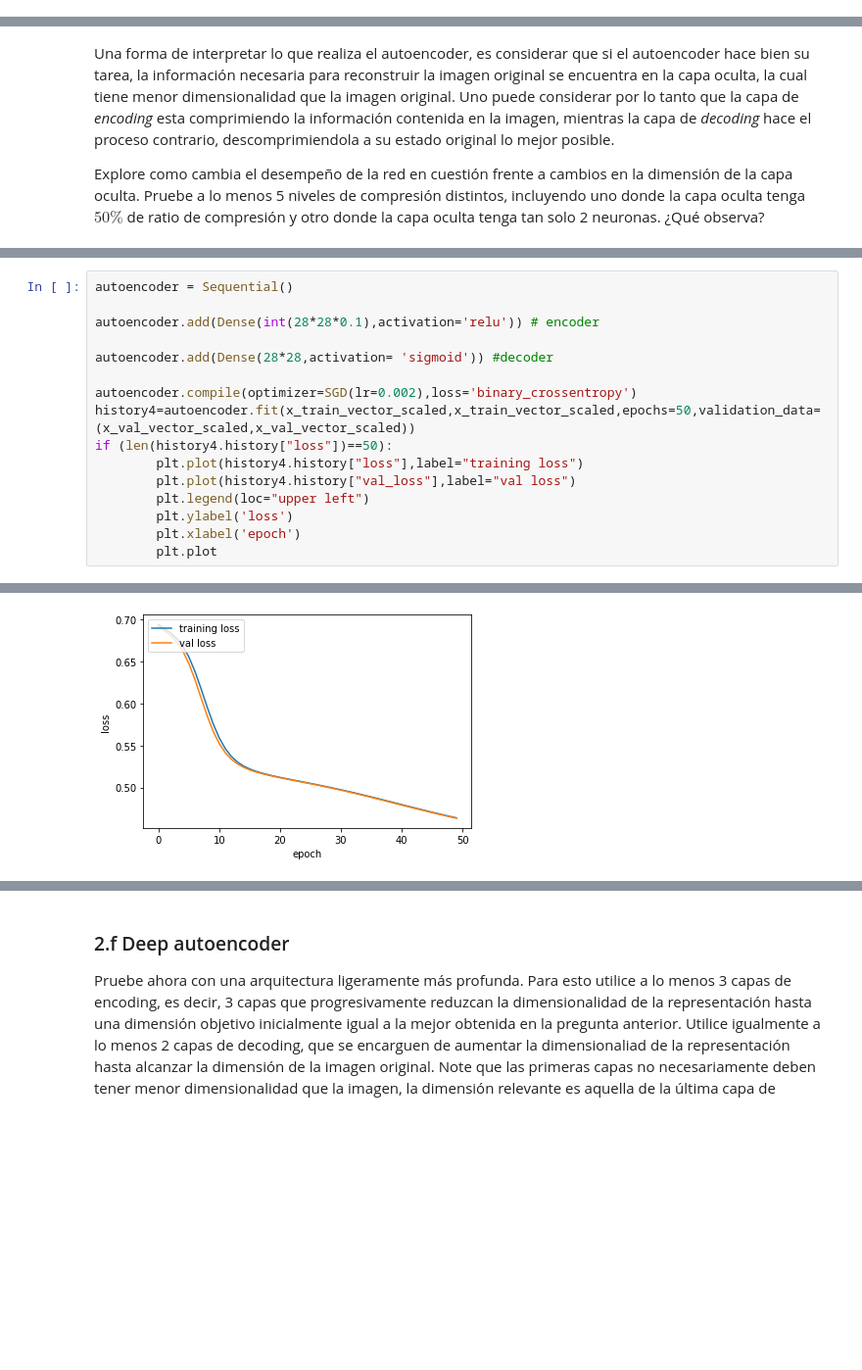
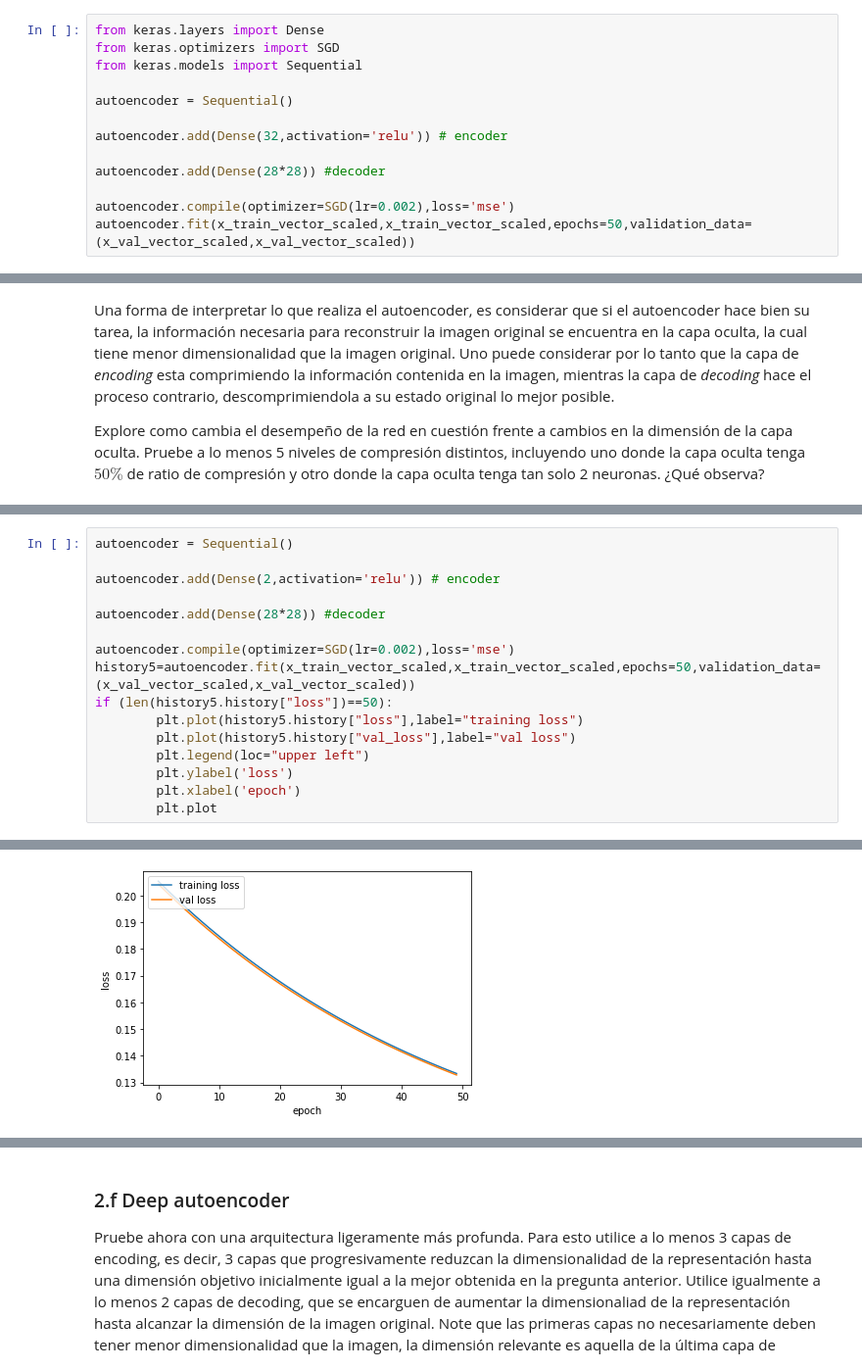
Before and after one commit to gekkoseba/Redes-neuronales, a Jupyter notebook: Tareas/Enunciado Tarea 2.ipynb, the cells around one changed output, grey strips where cells are left out. Shown at 98% size. Cells and saved outputs as stored; diff of their text form; blank space fills up the shorter version.

```diff
--- a/Tareas/Enunciado Tarea 2.ipynb
+++ b/Tareas/Enunciado Tarea 2.ipynb
@@ -954,3 +965,16 @@ Epoch 49/50
 Epoch 50/50
 60000/60000 [==============================] - 5s 87us/step - loss: 8670.5451 - val_loss: 8634.8495
 <keras.callbacks.History at 0x...>
+# %%
+from keras.layers import Dense
+from keras.optimizers import SGD
+from keras.models import Sequential
+
+autoencoder = Sequential()
+
+autoencoder.add(Dense(32,activation='relu')) # encoder
+
+autoencoder.add(Dense(28*28)) #decoder
+
+autoencoder.compile(optimizer=SGD(lr=0.002),loss='mse')
+autoencoder.fit(x_train_vector_scaled,x_train_vector_scaled,epochs=50,validation_data=(x_val_vector_scaled,x_val_vector_scaled))
@@ -1068,15 +1194,15 @@ Epoch 50/50
 # %%
 autoencoder = Sequential()
 
-autoencoder.add(Dense(int(28*28*0.1),activation='relu')) # encoder
+autoencoder.add(Dense(2,activation='relu')) # encoder
 
-autoencoder.add(Dense(28*28,activation= 'sigmoid')) #decoder
+autoencoder.add(Dense(28*28)) #decoder
 
-autoencoder.compile(optimizer=SGD(lr=0.002),loss='binary_crossentropy')
-history4=autoencoder.fit(x_train_vector_scaled,x_train_vector_scaled,epochs=50,validation_data=(x_val_vector_scaled,x_val_vector_scaled))
-if (len(history4.history["loss"])==50):
-        plt.plot(history4.history["loss"],label="training loss")
-        plt.plot(history4.history["val_loss"],label="val loss")
+autoencoder.compile(optimizer=SGD(lr=0.002),loss='mse')
+history5=autoencoder.fit(x_train_vector_scaled,x_train_vector_scaled,epochs=50,validation_data=(x_val_vector_scaled,x_val_vector_scaled))
+if (len(history5.history["loss"])==50):
+        plt.plot(history5.history["loss"],label="training loss")
+        plt.plot(history5.history["val_loss"],label="val loss")
         plt.legend(loc="upper left")
         plt.ylabel('loss')
         plt.xlabel('epoch')
@@ -1102 +1228 @@ Epoch 50/50
-[figure, old version]
+[figure, new version]
```
Also changed, not shown: parts of 35 cells of this notebook.
